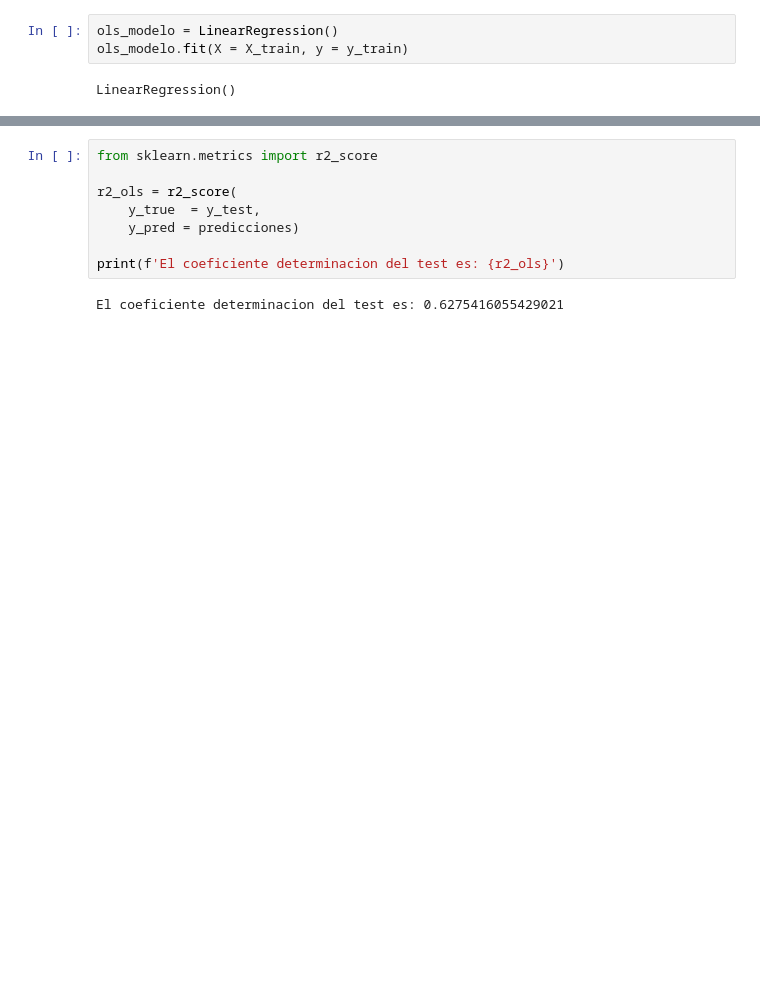
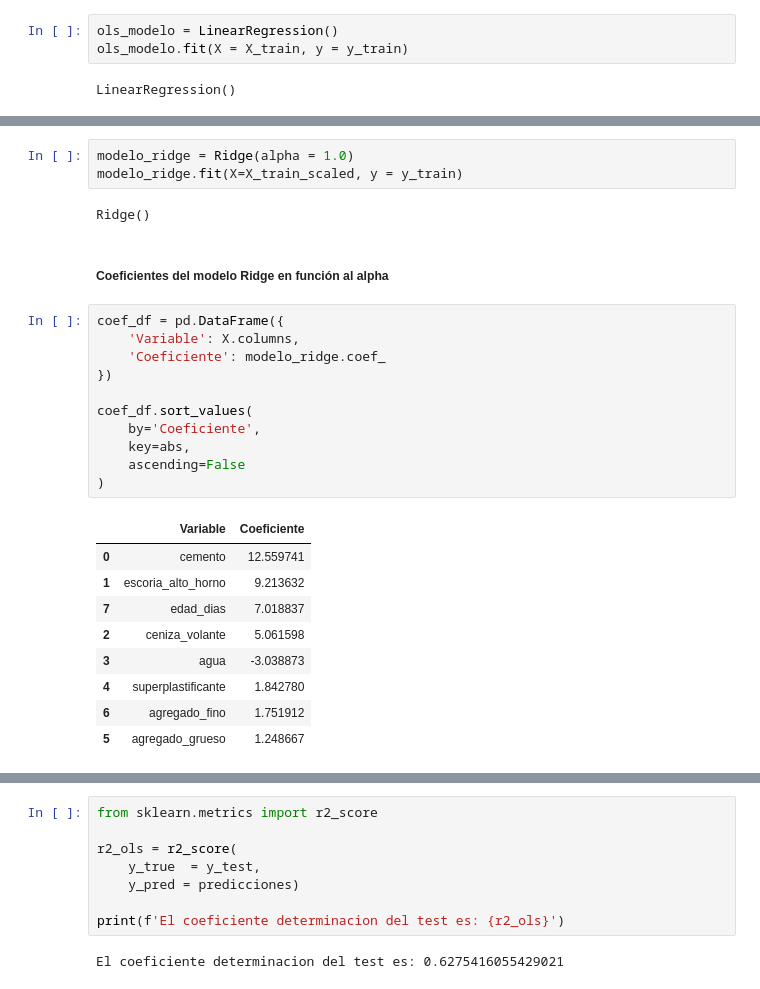
Before and after one commit to dashX1603/ConcreteStrength_Regression, a Jupyter notebook: TareaRegresion_Dashiel_Espinoza.ipynb, the cells around one changed output, grey strips where cells are left out. Cells and saved outputs as stored; diff of their text form; blank space fills up the shorter version.

```diff
--- a/TareaRegresion_Dashiel_Espinoza.ipynb
+++ b/TareaRegresion_Dashiel_Espinoza.ipynb
@@ -489,0 +519,28 @@ plt.show()
+# %%
+modelo_ridge = Ridge(alpha = 1.0)
+modelo_ridge.fit(X=X_train_scaled, y = y_train)
+# %% [output]
+Ridge()
+# %% [markdown]
+##### Coeficientes del modelo Ridge en función al alpha
+# %%
+coef_df = pd.DataFrame({
+    'Variable': X.columns,
+    'Coeficiente': modelo_ridge.coef_
+})
+
+coef_df.sort_values(
+    by='Coeficiente',
+    key=abs,
+    ascending=False
+)
+# %% [output]
+|  | Variable | Coeficiente |
+| 0 | cemento | 12.559741 |
+| 1 | escoria_alto_horno | 9.213632 |
+| 7 | edad_dias | 7.018837 |
+| 2 | ceniza_volante | 5.061598 |
+| 3 | agua | -3.038873 |
+| 4 | superplastificante | 1.842780 |
+| 6 | agregado_fino | 1.751912 |
+| 5 | agregado_grueso | 1.248667 |
```
Also changed, not shown: parts of 50 cells of this notebook.
